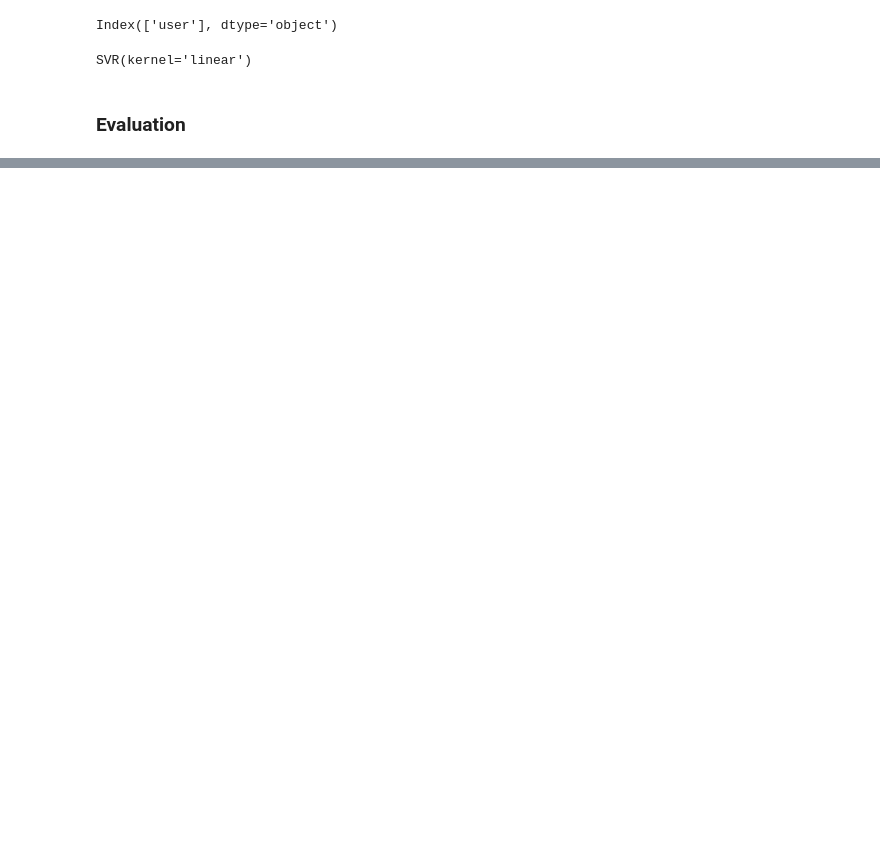
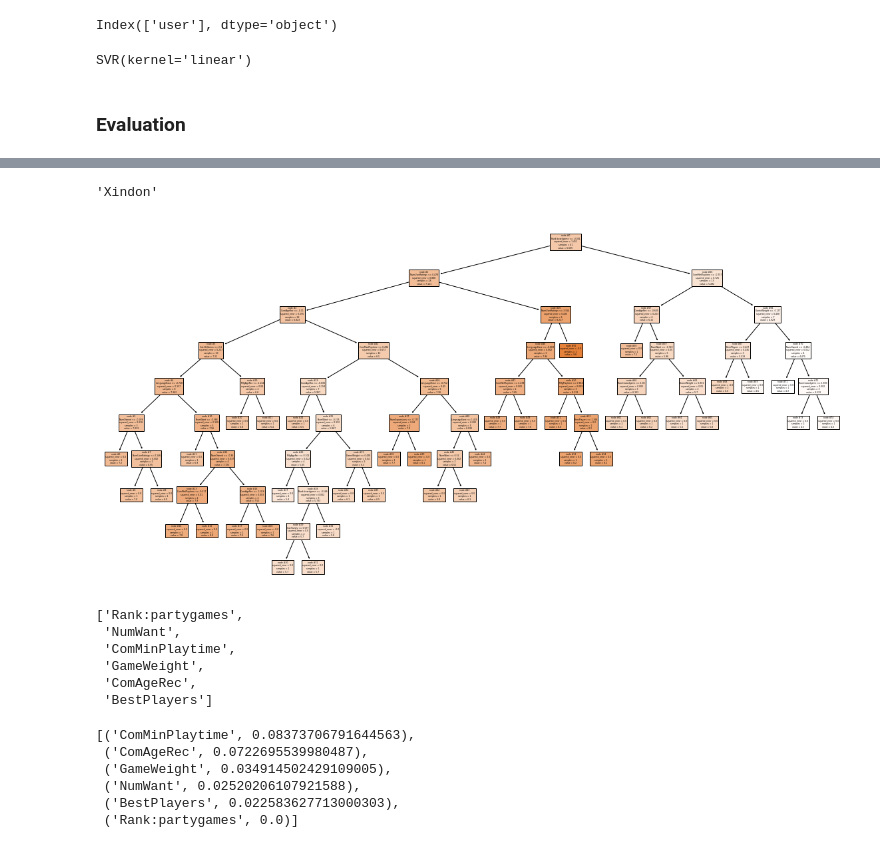
Before and after one commit to VitalijsTickovs/RecSys_Project, a Jupyter notebook: content-based-filtering.ipynb, the cells around one changed output, grey strips where cells are left out. Saved outputs shown, nothing was run; the diff lists cells and outputs as text; code cells hidden in the pictures; blank space fills up the shorter version.

```diff
--- a/content-based-filtering.ipynb
+++ b/content-based-filtering.ipynb
@@ -388,0 +397,3 @@ item_rating['predicted'] = predicted_y
+# %%
+user_item_all_features['ComAgeRec'].fillna(value=user_item_all_features['ComAgeRec'].mean(), inplace=True)
+user_item_all_features['LanguageEase'].fillna(value=user_item_all_features['LanguageEase'].mean(), inplace=True)
@@ -388,0 +430,19 @@ item_rating['predicted'] = predicted_y
+# %%
+random_user = users_for_test[0]
+random_user
+# %% [output]
+'Xindon'
+# %%
+tree_regressor = DecisionTreeRegressor(random_state=42)
+# %%
+X, y = generate_Xy_for_user(random_user, user_item_all_features[final_item_features])
+
+train_X, test_X, train_y, test_y = train_test_split(X,y, test_size=0.2, random_state=42)
+tree_regressor.fit(train_X, train_y)
+predicted_y = tree_regressor.predict(test_X)
+
+item_ratings = test_y.to_frame().copy()
+item_ratings['predicted'] = predicted_y
+
+RMSE = ((item_ratings['rating']-item_ratings['predicted'])**2).mean(0)**0.5
+MAE = (abs(item_ratings['rating']-item_ratings['predicted'])).mean(0)
@@ -388,0 +456,24 @@ item_rating['predicted'] = predicted_y
+# %%
+# Plot the decision tree
+plt.figure(figsize=(20,10))
+tree.plot_tree(tree_regressor, filled=True, feature_names=X.columns,node_ids=True)
+plt.show()
+# %% [output]
+[figure, added]
+# %%
+# calculate feature importances for a prediction
+
+# select features used to create a prediction
+decision_path = tree_regressor.decision_path([test_X.iloc[5,:]])
+node_indices = decision_path.indices
+feature_indices = tree_regressor.tree_.feature
+feature_names = test_X.columns  # Replace with your actual feature names
+used_features = [feature_names[i] for i in feature_indices[node_indices] if i > 0]
+used_features
+# %% [output]
+['Rank:partygames',
+ 'NumWant',
+ 'ComMinPlaytime',
+ 'GameWeight',
+ 'ComAgeRec',
+ 'BestPlayers']
@@ -388,0 +489,9 @@ item_rating['predicted'] = predicted_y
+# %%
+get_features_sorted(used_features, test_X.columns, tree_regressor.feature_importances_)
+# %% [output]
+[('ComMinPlaytime', 0.08373706791644563),
+ ('ComAgeRec', 0.0722695539980487),
+ ('GameWeight', 0.034914502429109005),
+ ('NumWant', 0.02520206107921588),
+ ('BestPlayers', 0.022583627713000303),
+ ('Rank:partygames', 0.0)]
```
Also changed, not shown: parts of 47 cells of this notebook.
